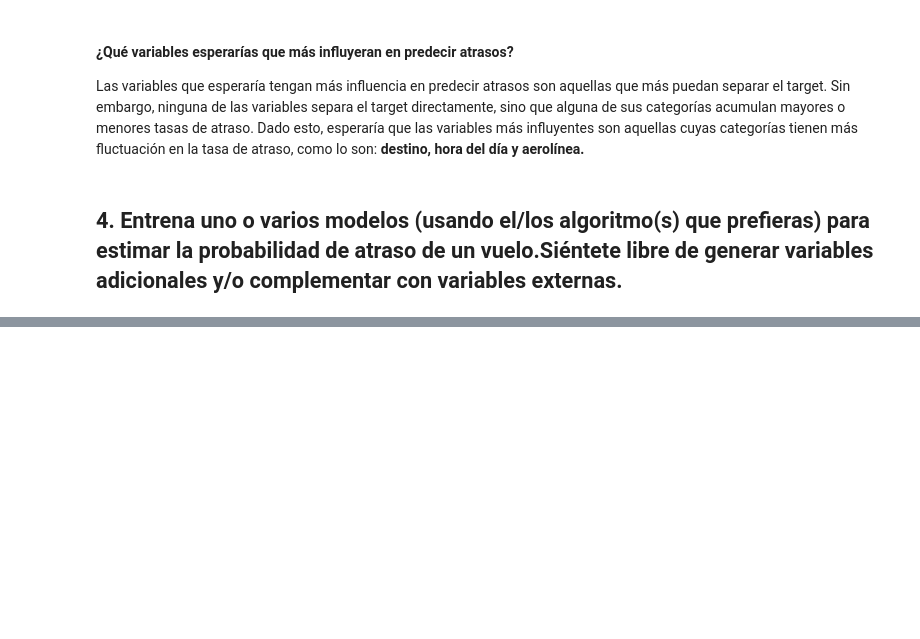
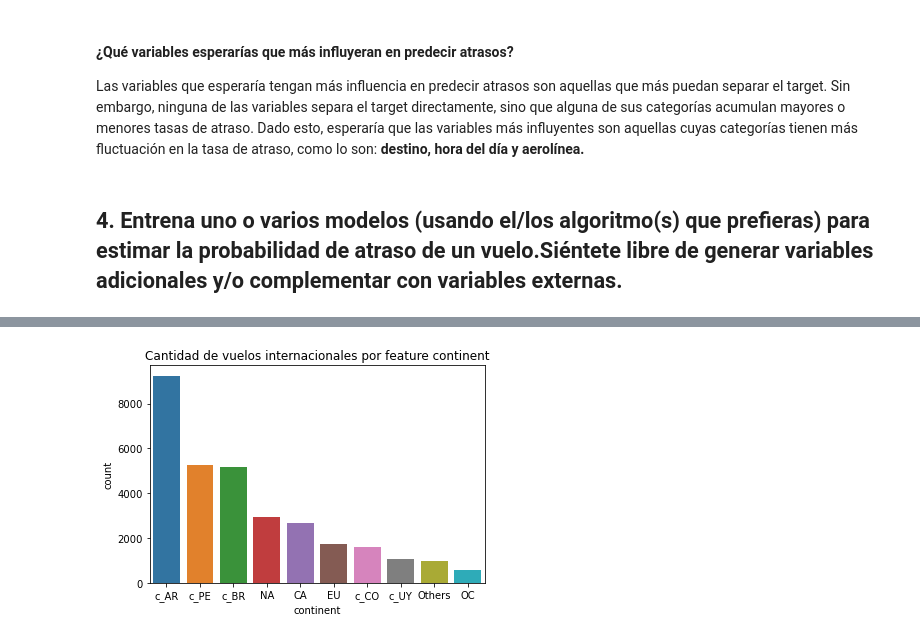
Before and after one commit to jesusfberrios/ds_challenge_latam, a Jupyter notebook: solution.ipynb, the cells around one changed output, grey strips where cells are left out. Saved outputs shown, nothing was run; the diff lists cells and outputs as text; code cells hidden in the pictures; blank space fills up the shorter version.

```diff
--- a/solution.ipynb
+++ b/solution.ipynb
@@ -662,0 +779,6 @@ Las variables que esperaría tengan más influencia en predecir atrasos son aque
+# %%
+sns.countplot(x=df4.continent[df4.TIPOVUELO=='I'],order=df4[df4.TIPOVUELO=='I'].continent.value_counts().index)
+plt.title('Cantidad de vuelos internacionales por feature continent')
+plt.show()
+# %% [output]
+[figure, added]
```
Also changed, not shown: parts of 46 cells of this notebook.
